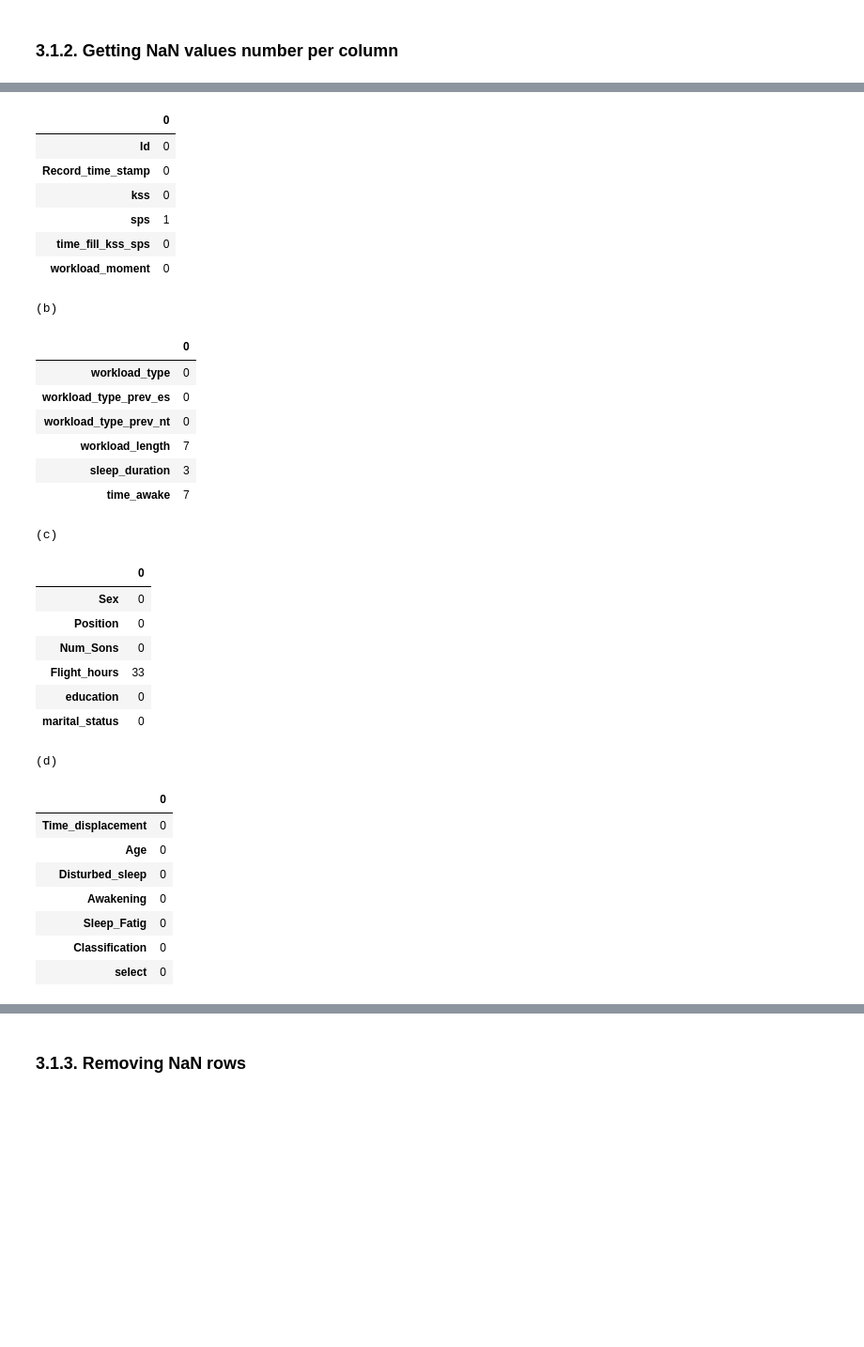
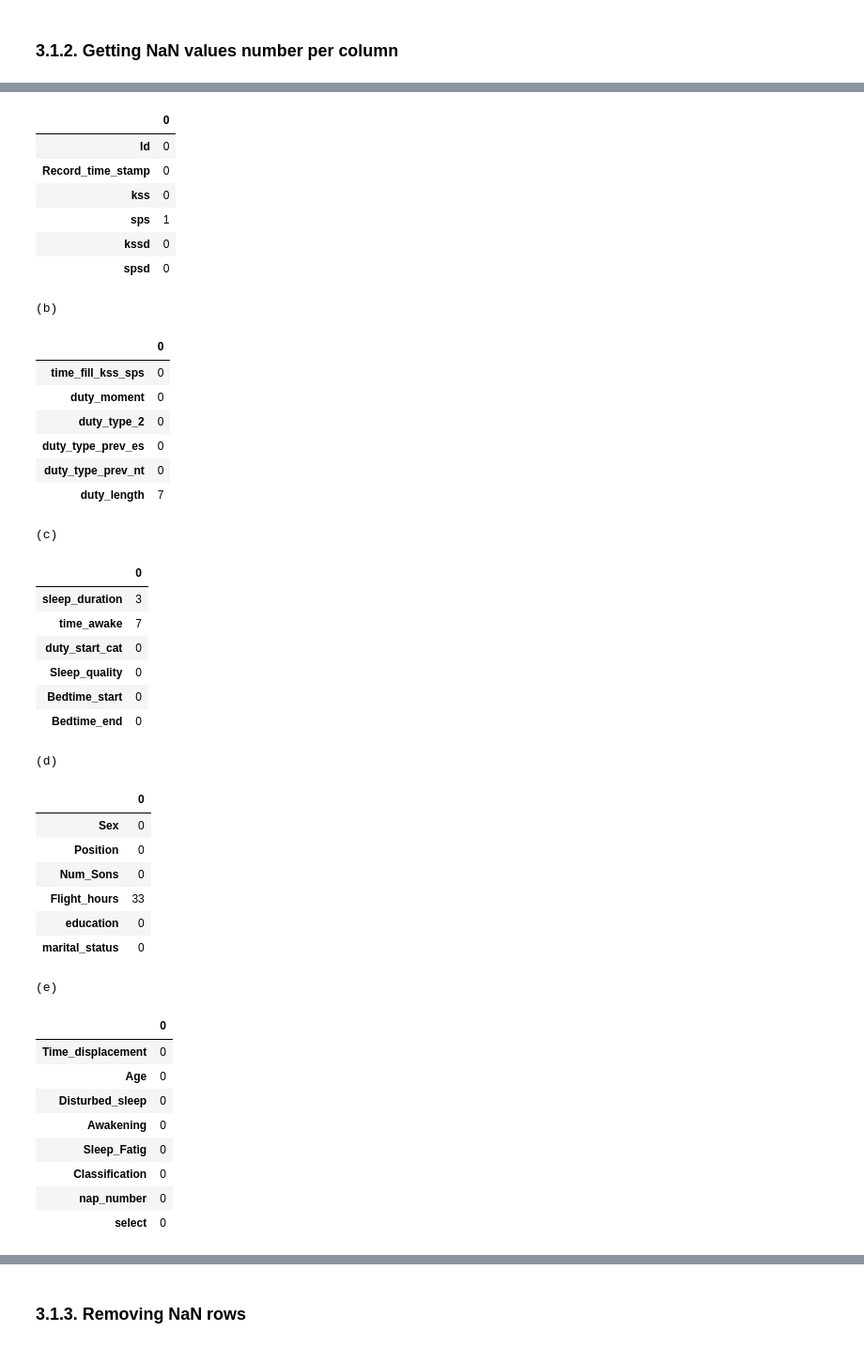
Before and after one commit to jlpscampos/Perception-of-Excessive-Sleepiness-and-Severe-Fatigue-in-Civil-Aviation-Pilots, a Jupyter notebook: regression_fatigue.ipynb, the cells around one changed output, grey strips where cells are left out. Shown at 94% size. Saved outputs shown, nothing was run; the diff lists cells and outputs as text; code cells hidden in the pictures; blank space fills up the shorter version.

```diff
--- a/regression_fatigue.ipynb
+++ b/regression_fatigue.ipynb
@@ -64,4 +61,4 @@ df.head(5)
 # %%
-working_df = df[df['workload_moment'].isin(['start','middle','end'])]
-working_df.head(5)
+working_df = df[ (df['duty_moment'].isin(['start','middle','end'])) & (df['select']==1) ]
+working_df.head(3)
 # %% [output]
@@ -104,40 +99,50 @@ def display_side_by_side(dfs:list, captions:list):
 ### 3.1.2. Getting NaN values number per column
 # %%
 wsm = working_df.isna().sum()
-display_side_by_side([pd.DataFrame(wsm[0:6]), pd.DataFrame(wsm[6:12]), pd.DataFrame(wsm[12:18]),pd.DataFrame(wsm[18:])],
-                    ['(a)','(b)','(c)','(d)'])
+display_side_by_side([pd.DataFrame(wsm[0:6]), pd.DataFrame(wsm[6:12]), pd.DataFrame(wsm[12:18]),
+                      pd.DataFrame(wsm[18:24]),pd.DataFrame(wsm[24:])],
+                    ['(a)','(b)','(c)','(d)','(e)'])
 # %% [output]
 (a)
 |  | 0 |
 | Id | 0 |
 | Record_time_stamp | 0 |
 | kss | 0 |
 | sps | 1 |
-| time_fill_kss_sps | 0 |
-| workload_moment | 0 |
+| kssd | 0 |
+| spsd | 0 |
 (b)
 |  | 0 |
-| workload_type | 0 |
-| workload_type_prev_es | 0 |
-| workload_type_prev_nt | 0 |
-| workload_length | 7 |
-| sleep_duration | 3 |
-| time_awake | 7 |
+| time_fill_kss_sps | 0 |
+| duty_moment | 0 |
+| duty_type_2 | 0 |
+| duty_type_prev_es | 0 |
+| duty_type_prev_nt | 0 |
+| duty_length | 7 |
 (c)
 |  | 0 |
-| Sex | 0 |
-| Position | 0 |
-| Num_Sons | 0 |
-| Flight_hours | 33 |
-| education | 0 |
-| marital_status | 0 |
+| sleep_duration | 3 |
+| time_awake | 7 |
+| duty_start_cat | 0 |
+| Sleep_quality | 0 |
+| Bedtime_start | 0 |
+| Bedtime_end | 0 |
 (d)
 |  | 0 |
-| Time_displacement | 0 |
-| Age | 0 |
-| Disturbed_sleep | 0 |
-| Awakening | 0 |
-| Sleep_Fatig | 0 |
-| Classification | 0 |
-| select | 0 |
+| Sex | 0 |
+| Position | 0 |
+| Num_Sons | 0 |
+| Flight_hours | 33 |
+| education | 0 |
+| marital_status | 0 |
+(e)
+|  | 0 |
+| Time_displacement | 0 |
+| Age | 0 |
+| Disturbed_sleep | 0 |
+| Awakening | 0 |
+| Sleep_Fatig | 0 |
+| Classification | 0 |
+| nap_number | 0 |
+| select | 0 |
 # %% [markdown]
```
Also changed, not shown: parts of 89 cells of this notebook, 7 other files.
